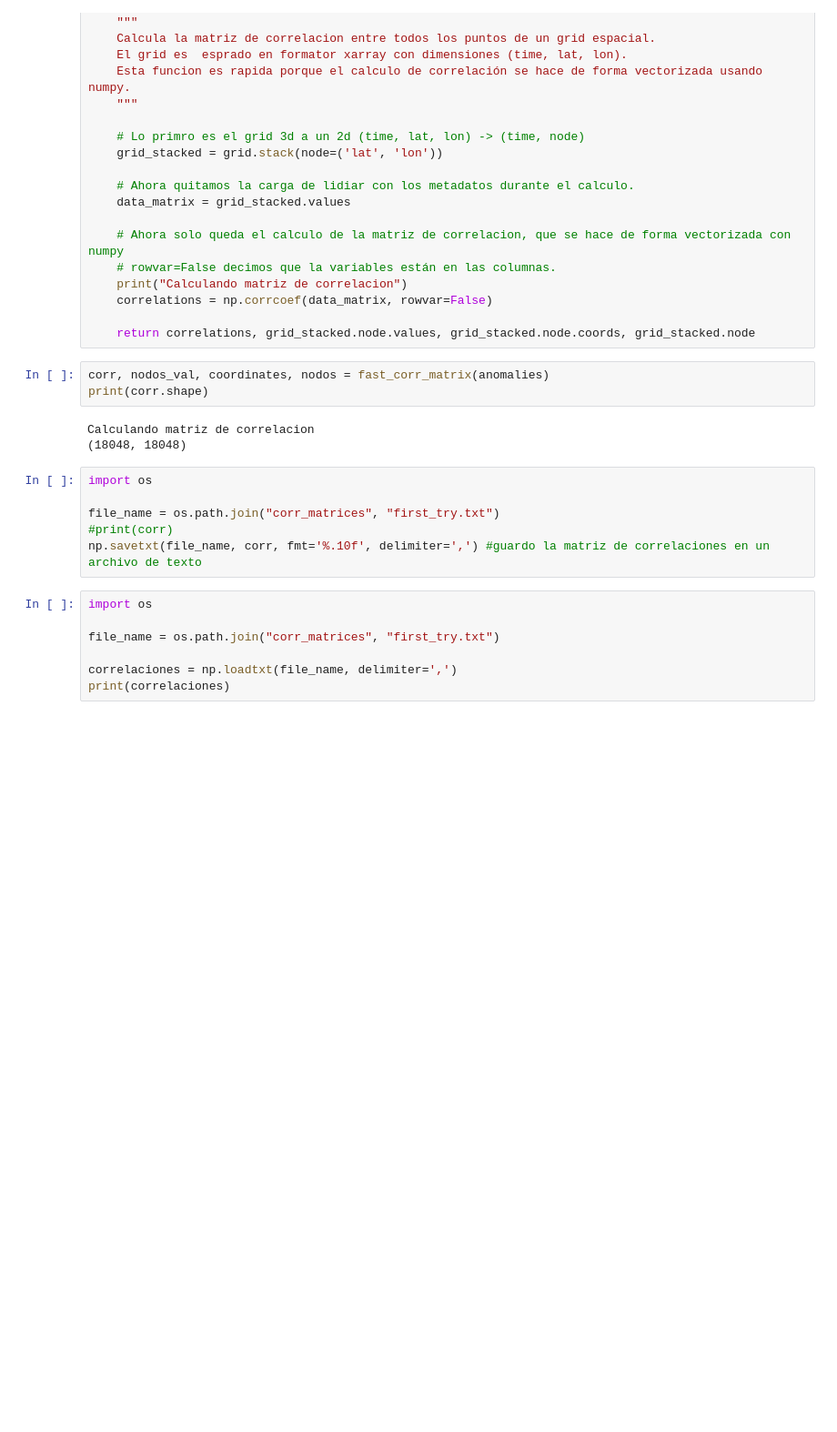
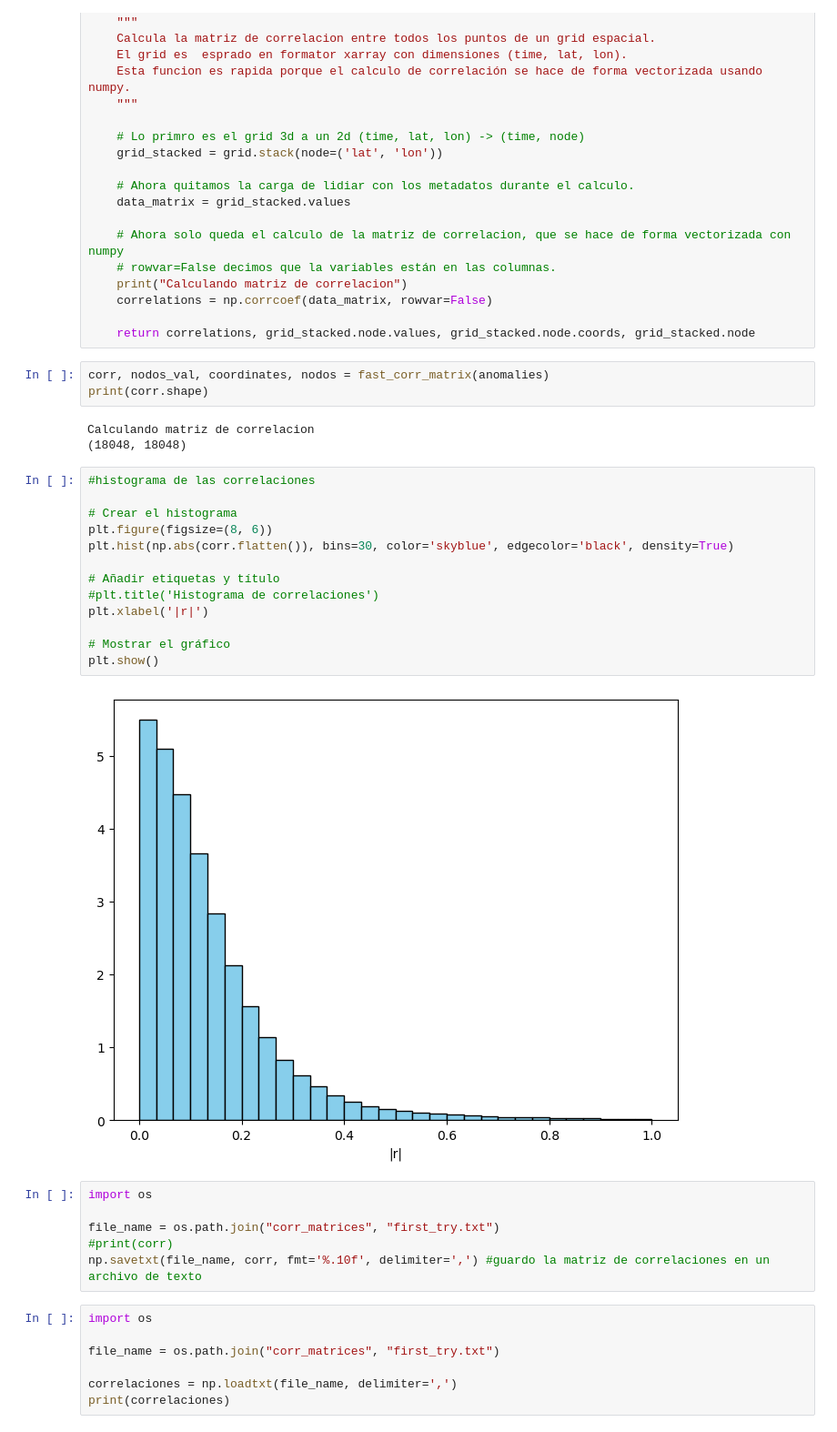
Before and after one commit to ipelayo1/TFG_Ivan, a Jupyter notebook: tfg_teleconexiones.ipynb, the cells around one changed output. Shown at 91% size. Drawn from its saved outputs; the diff is of its cells as text; blank space fills up the shorter version.

```diff
--- a/tfg_teleconexiones.ipynb
+++ b/tfg_teleconexiones.ipynb
@@ -418,6 +446,21 @@ print(corr.shape)
 # %% [output]
 Calculando matriz de correlacion
 (18048, 18048)
+# %%
+#histograma de las correlaciones
+
+# Crear el histograma
+plt.figure(figsize=(8, 6))
+plt.hist(np.abs(corr.flatten()), bins=30, color='skyblue', edgecolor='black', density=True)
+
+# Añadir etiquetas y título
+#plt.title('Histograma de correlaciones')
+plt.xlabel('|r|')
+
+# Mostrar el gráfico
+plt.show()
+# %% [output]
+[figure, added]
 # %%
 import os
 
```
Also changed, not shown: parts of 26 cells of this notebook, 18 other files.
